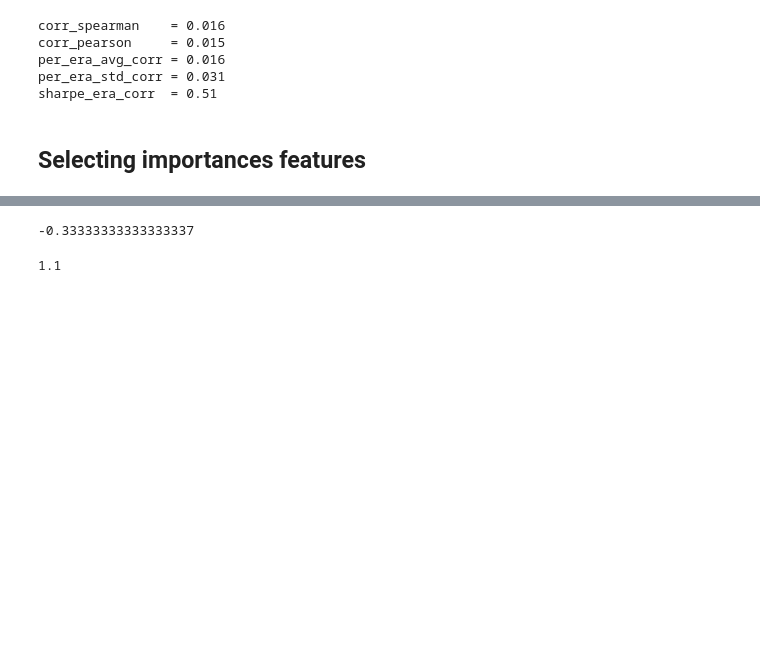
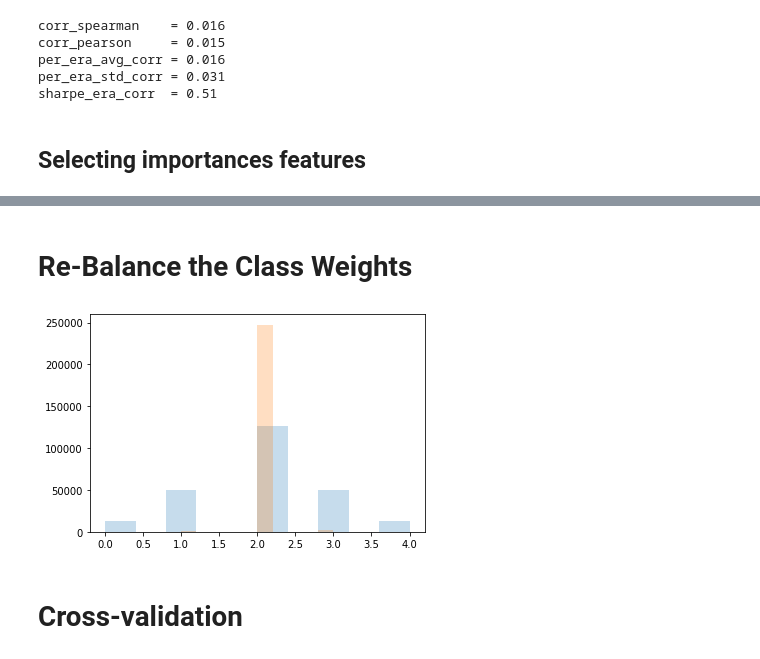
Before and after one commit to nickgagich/numerai, a Jupyter notebook: numerai_scrypt_Nick.ipynb, the cells around one changed output, grey strips where cells are left out. Drawn from its saved outputs; the diff is of its cells as text; code cells hidden in the pictures; blank space fills up the shorter version.

```diff
--- a/numerai_scrypt_Nick.ipynb
+++ b/numerai_scrypt_Nick.ipynb
@@ -346,8 +326,30 @@ imp
-# %%
-imp/(1.-scr_1)
-# %% [output]
--0.33333333333333337
-# %%
-(1.-scr_1)
-# %% [output]
-1.1
+# %% [markdown]
+# Re-Balance the Class Weights
+# %%
+X_FOR_CV = X[int(len(X)/2):]
+Y_FOR_CV = Y[int(len(Y)/2):]
+
+ERAS_CV = training_data[int(len(training_data)/2):].era
+ERAS_CV = ERAS_CV.apply(lambda x: 'era' + str(int(x[3:])-63))
+Y_NMR_CV = Y_nmr[int(len(Y_nmr)/2):]
+# %%
+model_t = get_base_model(
+        cw = {
+            0: 1,
+            1: 1.1,
+            2: 1,
+            3: 1.1,
+            4: 1
+        }
+    )
+model_t = train_model(X_FOR_CV[IMPORTANT_FEATURES], Y_FOR_CV, model_t)
+pred = model_t.predict(X_FOR_CV[IMPORTANT_FEATURES])
+# %%
+plt.figure()
+plt.hist(Y_FOR_CV, alpha = 0.25)
+plt.hist(pred, alpha = 0.25)
+plt.show()
+# %% [output]
+[figure, added]
+# %% [markdown]
+# Cross-validation
```
Also changed, not shown: parts of 16 cells of this notebook.
